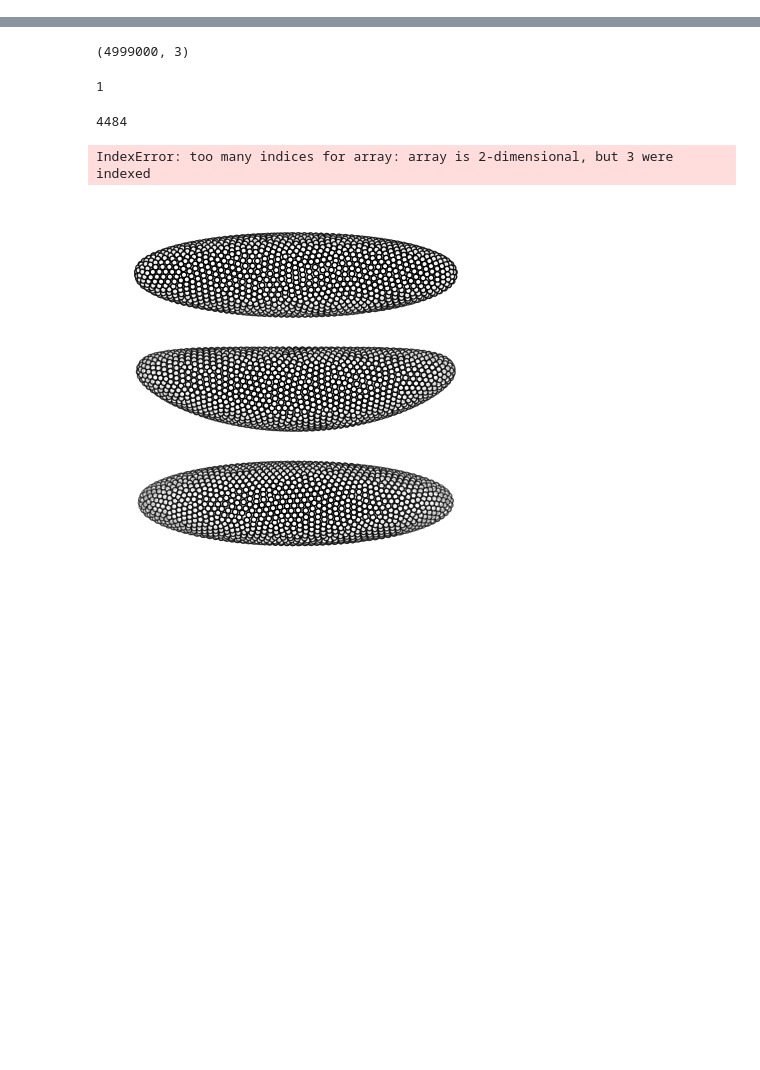
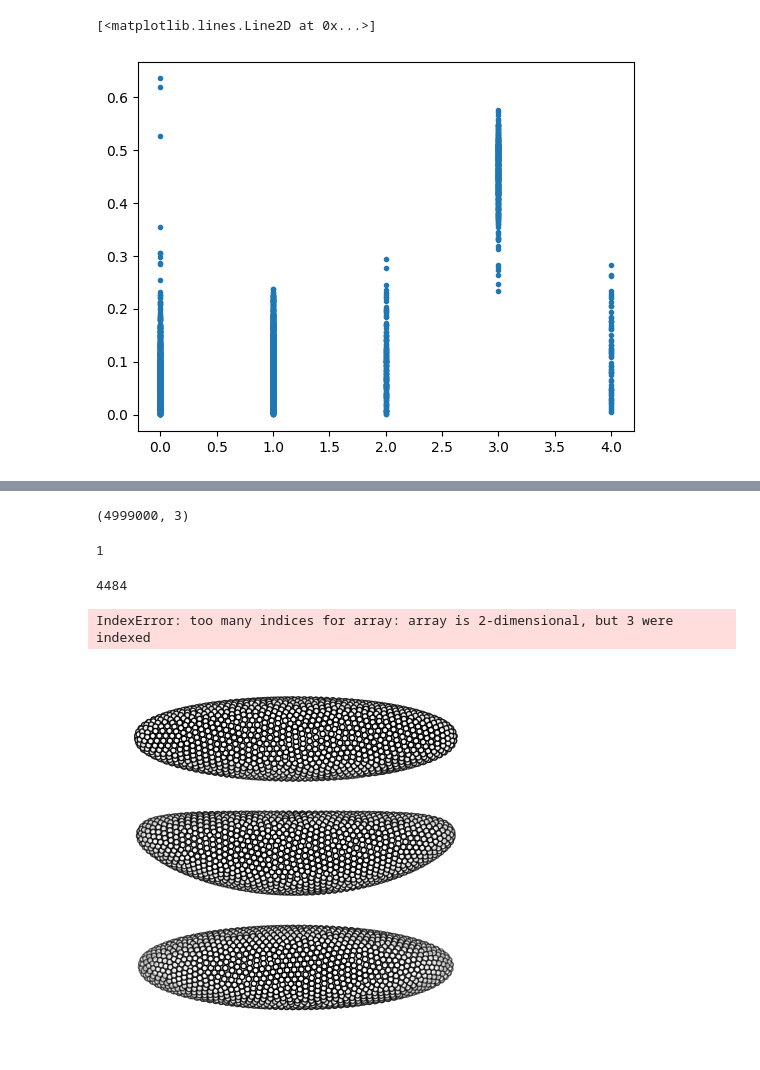
Before and after one commit to JakobSchauser/Thesis, a Jupyter notebook: Code/testing.ipynb, the cells around one changed output, grey strips where cells are left out. Cells and saved outputs as stored; diff of their text form; code cells hidden in the pictures; blank space fills up the shorter version.

```diff
--- a/Code/testing.ipynb
+++ b/Code/testing.ipynb
@@ -7,5 +7,6 @@ from IPython import display
 import h5py
 
 # import the data
-with h5py.File('runs/large_timeline_less_alpha_2.hdf5', 'r') as f:
+with h5py.File('runs/timeline_less_tip.hdf5', 'r') as f:
     dat = f['cells'][:]
+    properties = f['properties'][:]
@@ -11,0 +16,21 @@ with h5py.File('runs/large_timeline_less_alpha_2.hdf5', 'r') as f:
+# %%
+poss = dat[-1,:,0]
+# %%
+# find all the internal distances
+
+from scipy.spatial.distance import pdist, squareform
+
+dists = squareform(pdist(poss))
+
+# find the three closest points to each point
+
+closest = np.argsort(dists, axis=1)[:,1:4]
+
+# find the mean distance to the three closest points
+
+mean_dist = np.mean(dists[np.arange(dists.shape[0])[:,None], closest], axis=1)
+# %%
+plt.plot(properties, np.abs(2-mean_dist),'.')
+# %% [output]
+[<matplotlib.lines.Line2D at 0x...>]
+[figure, added]
```
Also changed, not shown: parts of 3 cells of this notebook, 7 other files.
